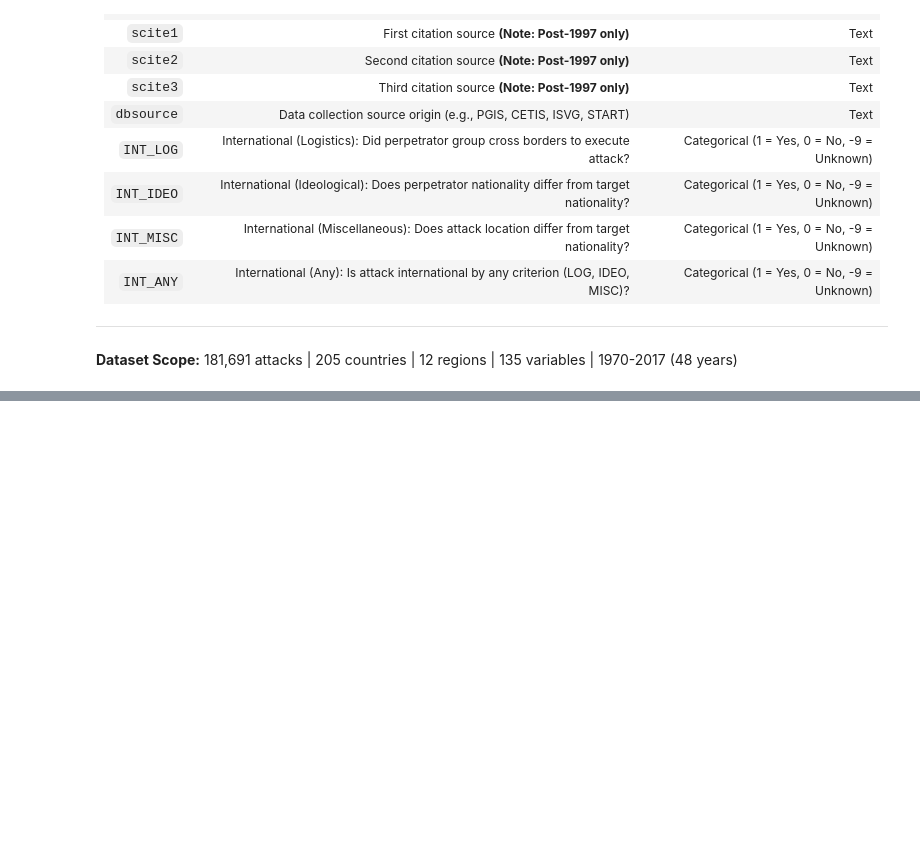
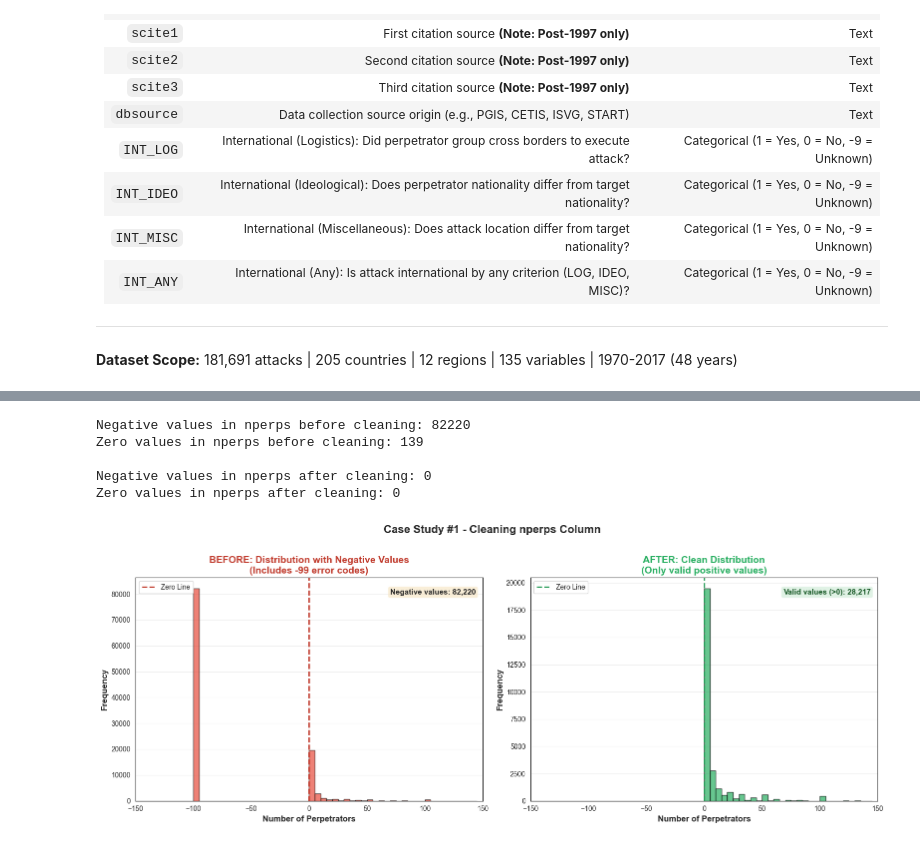
Before and after one commit to thutrang147/global-terrorism-analysis, a Jupyter notebook: main.ipynb, the cells around one changed output, grey strips where cells are left out. Saved outputs shown, nothing was run; the diff lists cells and outputs as text; code cells hidden in the pictures; blank space fills up the shorter version.

```diff
--- a/main.ipynb
+++ b/main.ipynb
@@ -437,0 +547,79 @@ Cleaned dataset saved as 'terrorism_cleaned.csv'
+# %%
+# Handle nperps column - replace negative values and zeros with NaN
+nperps_before = df_before_codes['nperps'].copy()
+
+# Count problematic values in BEFORE state
+neg_count_before = (nperps_before < 0).sum()
+zero_count_before = (nperps_before == 0).sum()
+print(f"Negative values in nperps before cleaning: {neg_count_before}")
+print(f"Zero values in nperps before cleaning: {zero_count_before}")
+
+# Clean: Replace 0 with NaN (illogical - no perpetrators)
+df_clean.loc[df_clean['nperps'] == 0, 'nperps'] = np.nan
+
+# Count problematic values in AFTER state
+neg_after = (df_clean['nperps'] < 0).sum()
+zero_after = (df_clean['nperps'] == 0).sum()
+print(f"\nNegative values in nperps after cleaning: {neg_after}")
+print(f"Zero values in nperps after cleaning: {zero_after}")
+# %% [output]
+Negative values in nperps before cleaning: 82220
+Zero values in nperps before cleaning: 139
+
+Negative values in nperps after cleaning: 0
+Zero values in nperps after cleaning: 0
+# %%
+# Draw 2 histograms comparing Before-After for nperps
+fig, axes = plt.subplots(1, 2, figsize=(16, 6))
+
+zoom_range = (-150, 150)
+bins_setting = range(-150, 150, 5)
+
+# BEFORE: Filter data in zoom range
+before_data_zoom = nperps_before[(nperps_before >= zoom_range[0]) &
+                                  (nperps_before <= zoom_range[1])]
+
+axes[0].hist(before_data_zoom, bins=bins_setting, color='#e74c3c', alpha=0.7, edgecolor='black')
+axes[0].axvline(x=0, color='#c0392b', linestyle='--', linewidth=2, label='Zero Line')
+axes[0].set_xlabel('Number of Perpetrators', fontsize=12, fontweight='bold')
+axes[0].set_ylabel('Frequency', fontsize=12, fontweight='bold')
+axes[0].set_title('BEFORE: Distribution with Negative Values\n(Includes -99 error codes)',
+                 fontsize=14, fontweight='bold', color='#c0392b')
+axes[0].set_xlim(zoom_range)  # Zoom vào vùng có lỗi
+axes[0].legend()
+axes[0].grid(axis='y', alpha=0.3)
+
+# Add annotation
+neg_count = (nperps_before < 0).sum()
+axes[0].text(0.98, 0.95, f'Negative values: {neg_count:,}',
+            transform=axes[0].transAxes, ha='right', va='top',
+            bbox=dict(boxstyle='round', facecolor='wheat', alpha=0.5),
+            fontsize=11, fontweight='bold')
+
+# AFTER: Filter data - only positive values (> 0)
+after_data_zoom = df_clean['nperps'][(df_clean['nperps'] > 0) &
+                                      (df_clean['nperps'] <= zoom_range[1])]
+
+axes[1].hist(after_data_zoom, bins=bins_setting, color='#27ae60', alpha=0.7, edgecolor='black')
+axes[1].axvline(x=0, color='#229954', linestyle='--', linewidth=2, label='Zero Line')
+axes[1].set_xlabel('Number of Perpetrators', fontsize=12, fontweight='bold')
+axes[1].set_ylabel('Frequency', fontsize=12, fontweight='bold')
+axes[1].set_title('AFTER: Clean Distribution\n(Only valid positive values)',
+                 fontsize=14, fontweight='bold', color='#27ae60')
+axes[1].set_xlim(zoom_range)  # Same zoom range
+axes[1].legend()
+axes[1].grid(axis='y', alpha=0.3)
+
+# Add annotation showing valid data only
+valid_count = (df_clean['nperps'] > 0).sum()
+axes[1].text(0.98, 0.95, f'Valid values (>0): {valid_count:,}',
+            transform=axes[1].transAxes, ha='right', va='top',
+            bbox=dict(boxstyle='round', facecolor='#d4edda', alpha=0.7),
+            fontsize=11, fontweight='bold', color='#155724')
+
+plt.suptitle('Case Study #1 - Cleaning nperps Column',
+            fontsize=16, fontweight='bold', y=1.02)
+plt.tight_layout()
+plt.show()
+# %% [output]
+[figure, added]
```
Also changed, not shown: parts of 57 cells of this notebook, 1 other file.
